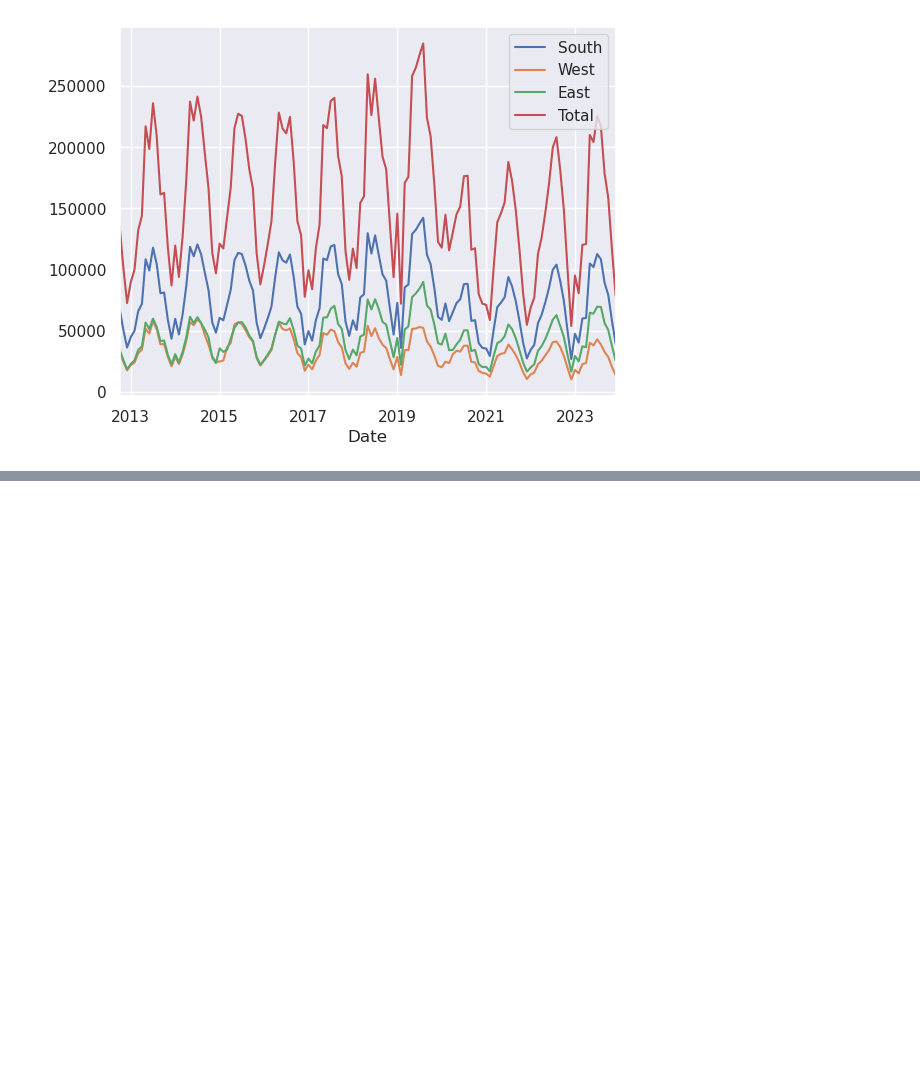
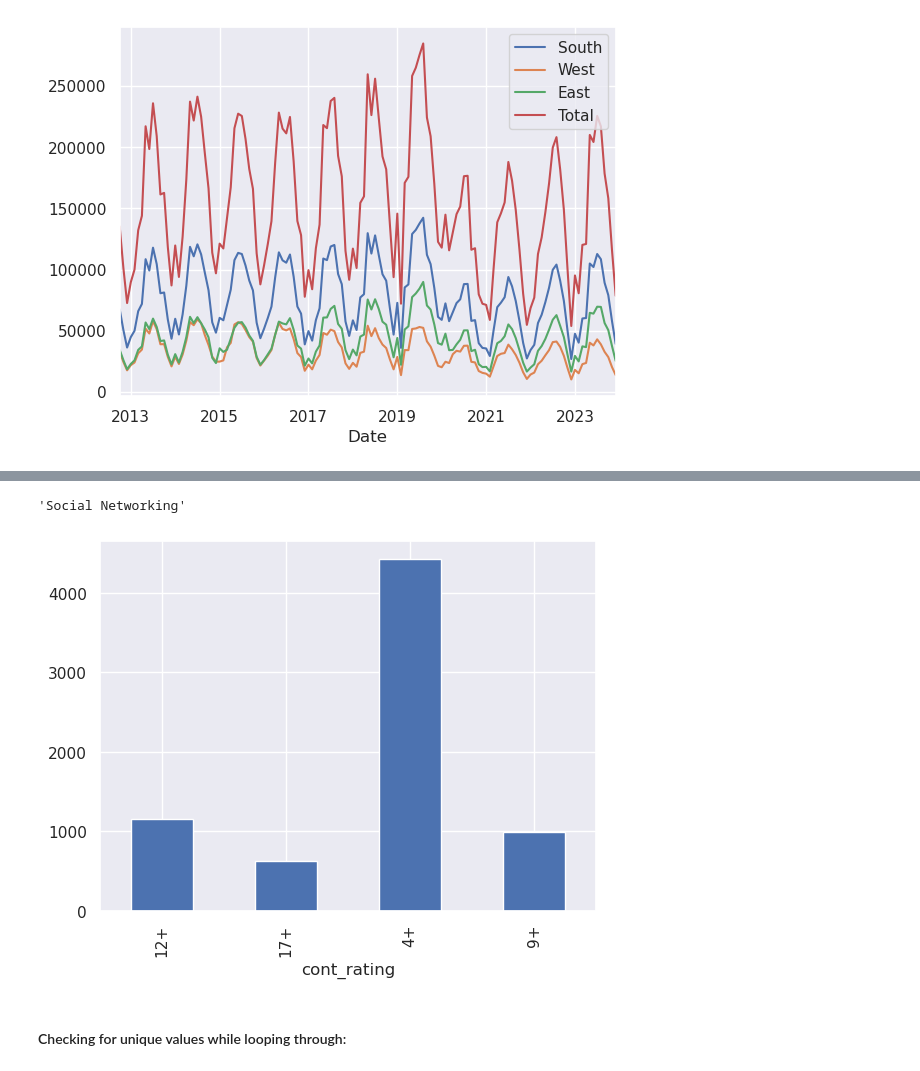
Before and after one commit to FRANKSADWAR/Regression_labs, a Jupyter notebook: Data Quest.ipynb, the cells around one changed output, grey strips where cells are left out. Drawn from its saved outputs; the diff is of its cells as text; code cells hidden in the pictures; blank space fills up the shorter version.

```diff
--- a/Data Quest.ipynb
+++ b/Data Quest.ipynb
@@ -500,0 +521,15 @@ data.resample('MS').sum().plot()
+# %%
+apps_data[1][11]
+# %% [output]
+'Social Networking'
+# %%
+columns = apps_data[0]
+# %%
+apps_df = pd.DataFrame(data = apps_data[1:], columns=columns)
+# %%
+apps_df.groupby(['cont_rating'])['id'].count().plot(kind="bar")
+plt.show()
+# %% [output]
+[figure, added]
+# %% [markdown]
+#### Checking for unique values while looping through:
```
Also changed, not shown: parts of 10 cells of this notebook.
